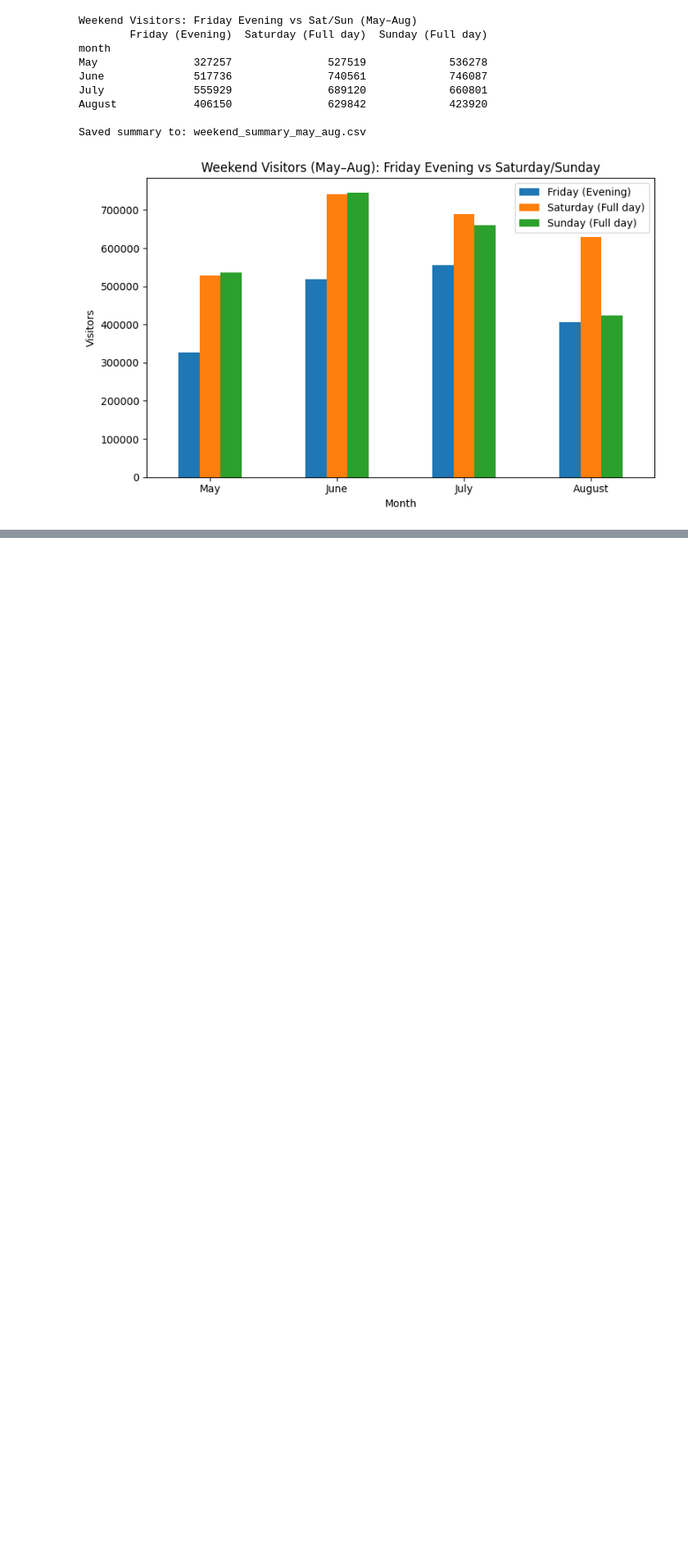
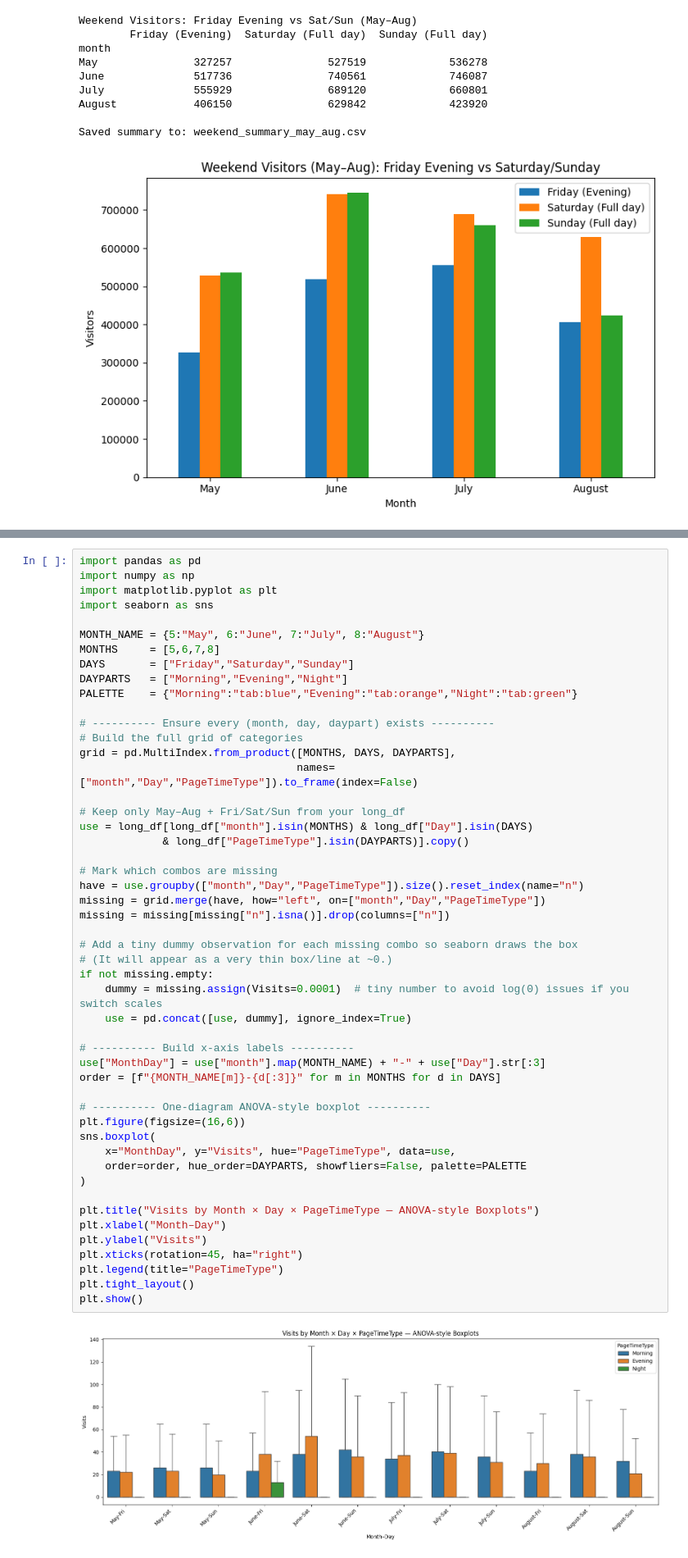
Before and after one commit to izarin2/-Visitation-Index-Prediction, a Jupyter notebook: Anomaly_Detection_Problem.ipynb, the cells around one changed output, grey strips where cells are left out. Shown at 82% size. Cells and saved outputs as stored; diff of their text form; blank space fills up the shorter version.

```diff
--- a/Anomaly_Detection_Problem.ipynb
+++ b/Anomaly_Detection_Problem.ipynb
@@ -817,0 +1143,52 @@ logreg  PR-AUC=0.997 | F1=0.937 | P=0.889 | R=0.991
+# %%
+import pandas as pd
+import numpy as np
+import matplotlib.pyplot as plt
+import seaborn as sns
+
+MONTH_NAME = {5:"May", 6:"June", 7:"July", 8:"August"}
+MONTHS     = [5,6,7,8]
+DAYS       = ["Friday","Saturday","Sunday"]
+DAYPARTS   = ["Morning","Evening","Night"]
+PALETTE    = {"Morning":"tab:blue","Evening":"tab:orange","Night":"tab:green"}
+
+# ---------- Ensure every (month, day, daypart) exists ----------
+# Build the full grid of categories
+grid = pd.MultiIndex.from_product([MONTHS, DAYS, DAYPARTS],
+                                  names=["month","Day","PageTimeType"]).to_frame(index=False)
+
+# Keep only May–Aug + Fri/Sat/Sun from your long_df
+use = long_df[long_df["month"].isin(MONTHS) & long_df["Day"].isin(DAYS)
+             & long_df["PageTimeType"].isin(DAYPARTS)].copy()
+
+# Mark which combos are missing
+have = use.groupby(["month","Day","PageTimeType"]).size().reset_index(name="n")
+missing = grid.merge(have, how="left", on=["month","Day","PageTimeType"])
+missing = missing[missing["n"].isna()].drop(columns=["n"])
+
+# Add a tiny dummy observation for each missing combo so seaborn draws the box
+# (It will appear as a very thin box/line at ~0.)
+if not missing.empty:
+    dummy = missing.assign(Visits=0.0001)  # tiny number to avoid log(0) issues if you switch scales
+    use = pd.concat([use, dummy], ignore_index=True)
+
+# ---------- Build x-axis labels ----------
+use["MonthDay"] = use["month"].map(MONTH_NAME) + "-" + use["Day"].str[:3]
+order = [f"{MONTH_NAME[m]}-{d[:3]}" for m in MONTHS for d in DAYS]
+
+# ---------- One-diagram ANOVA-style boxplot ----------
+plt.figure(figsize=(16,6))
+sns.boxplot(
+    x="MonthDay", y="Visits", hue="PageTimeType", data=use,
+    order=order, hue_order=DAYPARTS, showfliers=False, palette=PALETTE
+)
+
+plt.title("Visits by Month × Day × PageTimeType — ANOVA-style Boxplots")
+plt.xlabel("Month–Day")
+plt.ylabel("Visits")
+plt.xticks(rotation=45, ha="right")
+plt.legend(title="PageTimeType")
+plt.tight_layout()
+plt.show()
+# %% [output]
+[figure, added]
```
Also changed, not shown: parts of 8 cells of this notebook, 6 other files.
